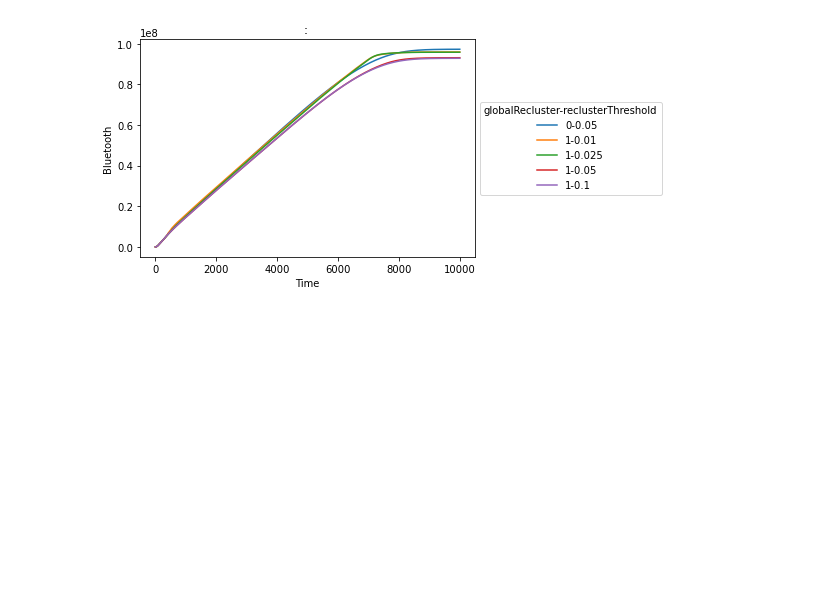
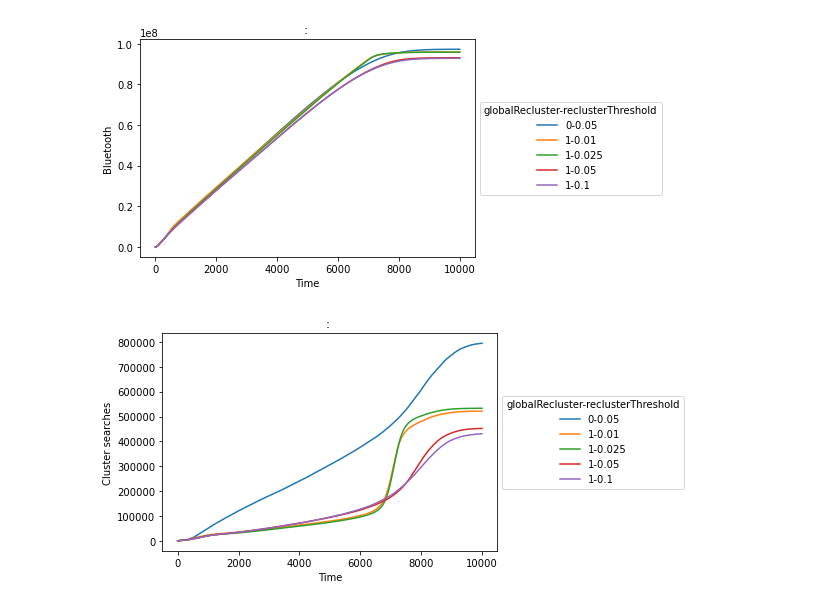
Before and after one commit to ptrick9/CPS_Simulator, a Jupyter notebook: statistics/Global recluster stats.ipynb, the cells around one changed output. Saved outputs shown, nothing was run; the diff lists cells and outputs as text; code cells hidden in the pictures; blank space fills up the shorter version.

```diff
--- a/statistics/Global recluster stats.ipynb
+++ b/statistics/Global recluster stats.ipynb
@@ -164,3 +164,9 @@ BT = compareOverTime('Bluetooth', [2,4], {0:0})
 generateOverTimeGraphs(BT, separationLevel=0)
 # %% [output]
 [figure]
+# %%
+CS = compareOverTime('Cluster searches', [2,4], {0:0})
+# %%
+generateOverTimeGraphs(CS, separationLevel=0)
+# %% [output]
+[figure, added]
```
Also changed, not shown: parts of 12 cells of this notebook, 5 other files.
